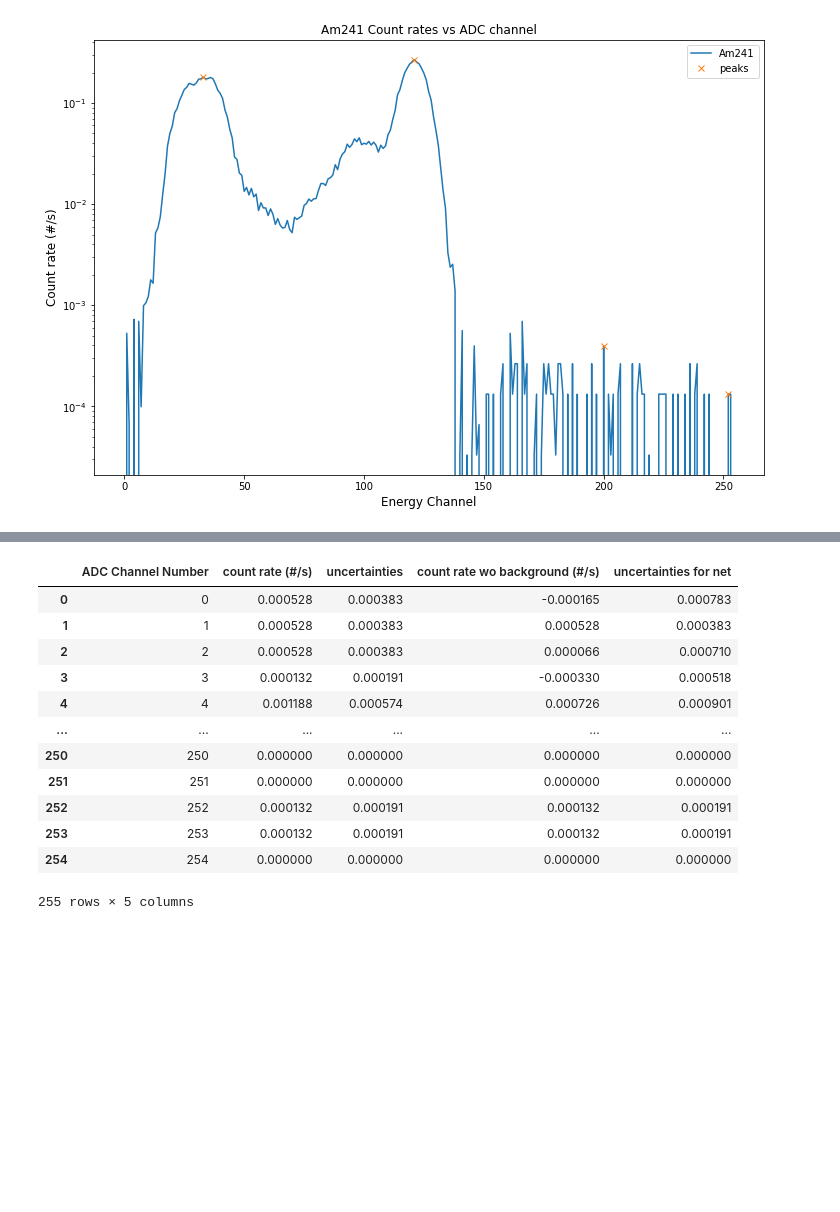
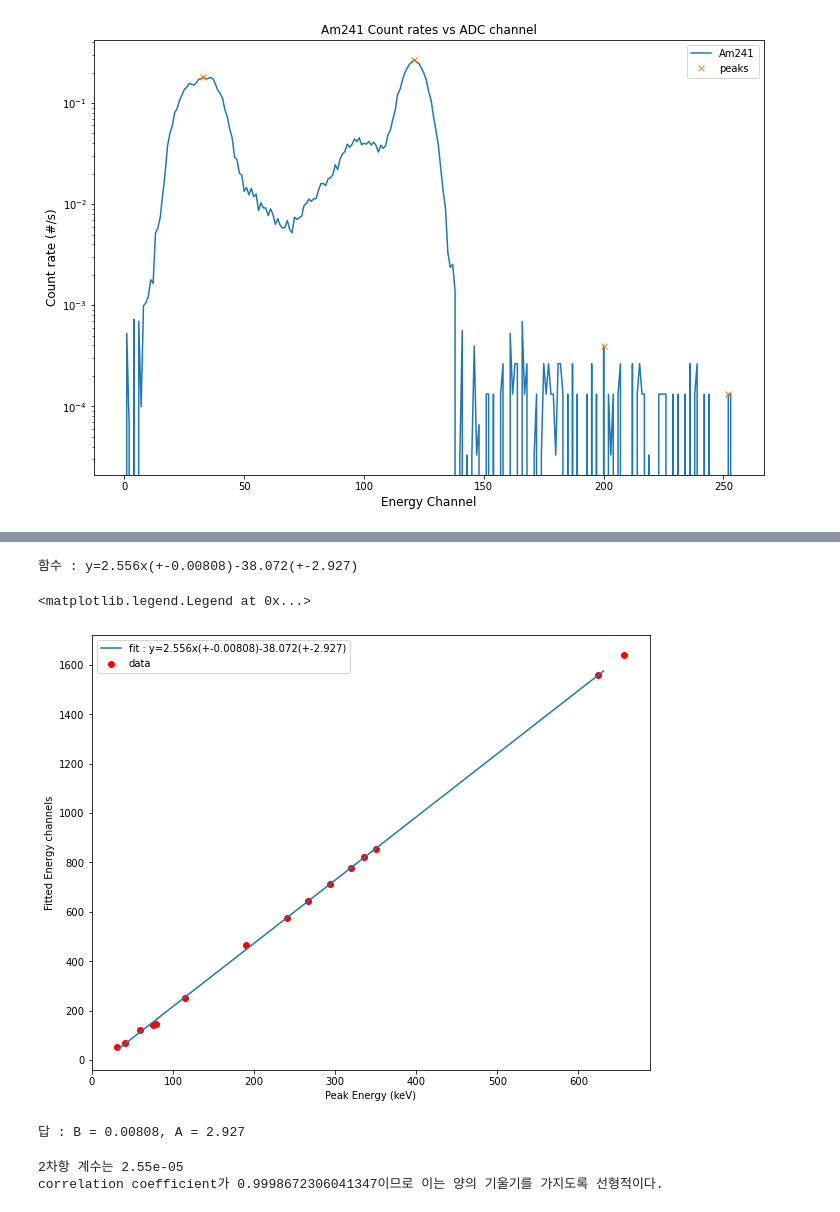
Before and after one commit to john1256/codespace, a Jupyter notebook: 우주과학통계실습/조용욱(2018103514)_우주과학통계실습_기말고사.ipynb, the cells around one changed output, grey strips where cells are left out. Drawn from its saved outputs; the diff is of its cells as text; code cells hidden in the pictures; blank space fills up the shorter version.

```diff
--- a/우주과학통계실습/조용욱(2018103514)_우주과학통계실습_기말고사.ipynb
+++ b/우주과학통계실습/조용욱(2018103514)_우주과학통계실습_기말고사.ipynb
@@ -167,16 +261,60 @@ IndentationError: expected an indented block (Temp/ipykernel_16340/2209722997.py
-# %%
-Am241
-# %% [output]
-|  | ADC Channel Number | count rate (#/s) | uncertainties | count rate wo background (#/s) | uncertainties for net |
-| 0 | 0 | 0.000528 | 0.000383 | -0.000165 | 0.000783 |
-| 1 | 1 | 0.000528 | 0.000383 | 0.000528 | 0.000383 |
-| 2 | 2 | 0.000528 | 0.000383 | 0.000066 | 0.000710 |
-| 3 | 3 | 0.000132 | 0.000191 | -0.000330 | 0.000518 |
-| 4 | 4 | 0.001188 | 0.000574 | 0.000726 | 0.000901 |
-| ... | ... | ... | ... | ... | ... |
-| 250 | 250 | 0.000000 | 0.000000 | 0.000000 | 0.000000 |
-| 251 | 251 | 0.000000 | 0.000000 | 0.000000 | 0.000000 |
-| 252 | 252 | 0.000132 | 0.000191 | 0.000132 | 0.000191 |
-| 253 | 253 | 0.000132 | 0.000191 | 0.000132 | 0.000191 |
-| 254 | 254 | 0.000000 | 0.000000 | 0.000000 | 0.000000 |
-255 rows × 5 columns
+# %%
+    """
+    ⑩ (20 점 ⑨ 에서 찾은 최적의 Fitting Parameter 를 이용하여 Energy 와 Channel 사이의 관계식을
+선형으로 표시하려 한다 Linear Least Square Fit 을 통하여 E nergy Channel 관계식을 구하시오
+- Table 1 의 Peak Energy 값을 Linear Least Square Fit 의 x 값으로 간주
+- ⑨ 에서 찾은 𝒙𝟎와 𝝈를 각각 Linear Least Square Fit 의 y 𝝈𝒚로 간주
+    """
+
+# x = energy_sample, y = popts[i][1]
+y = []
+sig = []
+for i in range(15):
+        y.append(float("{:.3f}".format(popts[i][1])))
+        sig.append(float("{:.3f}".format(popts[i][2])))
+
+def func2(x, A, B):
+        return A+B*x
+popt, pcov = curve_fit(func2,energy_sample, y, sigma=sig)
+Aerr = np.sqrt(np.diag(pcov))[0]
+Berr = np.sqrt(np.diag(pcov))[1]
+print(f'함수 : y={popt[1]:.3f}x(+-{Berr:.3g}){popt[0]:.3f}(+-{Aerr:.3f})')
+xarr = np.arange(energy_sample.min(), energy_sample.max(),100)
+yarr = func2(xarr, popt[0], popt[1])
+
+plt.figure(figsize=(10,8))
+plt.scatter(energy_sample, y, label = 'data', c='r')
+plt.plot(xarr, yarr, label = f'fit : y={popt[1]:.3f}x(+-{Berr:.3g}){popt[0]:.3f}(+-{Aerr:.3f})')
+plt.xlabel('Peak Energy (keV)')
+plt.ylabel('Fitted Energy channels')
+plt.legend()
+# %% [output]
+함수 : y=2.556x(+-0.00808)-38.072(+-2.927)
+<matplotlib.legend.Legend at 0x...>
+[figure, added]
+# %%
+"""
+⑪ 15 점 ⑩ 에서 구한 Fitting 결과에 따르는 Fitting constant 의 불확실성은 얼마인가
+"""
+
+print(f'답 : B = {Berr:.3g}, A = {Aerr:.3f}')
+# %% [output]
+답 : B = 0.00808, A = 2.927
+# %%
+    """
+    ⑫ 15 점 ⑩ 에서 수행한 Fitting 을 이차식에 대하여 수행할 때 이차항의 계 수는 얼마인가 에너
+지와 A DC 사이의 관계식은 C orrelation Coefficient 를 통해 정량적으로 판단할 때 선형적인가
+    """
+
+def func3(x,a,b,c):
+        return a*x**2+b*x+c
+
+popt, pcov = curve_fit(func3, energy_sample, y, sigma=sig)
+print(f'2차항 계수는 {popt[0]:.3}')
+
+from scipy import stats
+r2 = stats.pearsonr(energy_sample, y)[0]
+print(f'correlation coefficient가 {r2}이므로 이는 양의 기울기를 가지도록 선형적이다.')
+# %% [output]
+2차항 계수는 2.55e-05
+correlation coefficient가 0.9998672306041347이므로 이는 양의 기울기를 가지도록 선형적이다.
```
Also changed, not shown: parts of 4 cells of this notebook.
